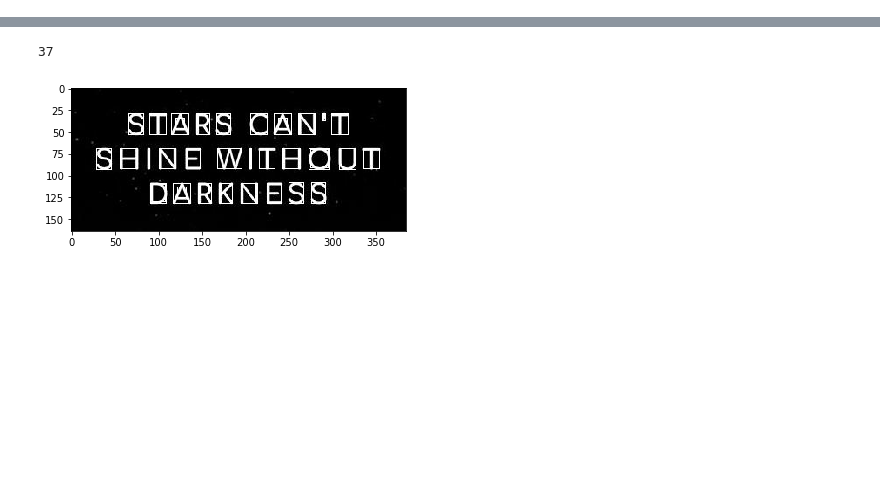
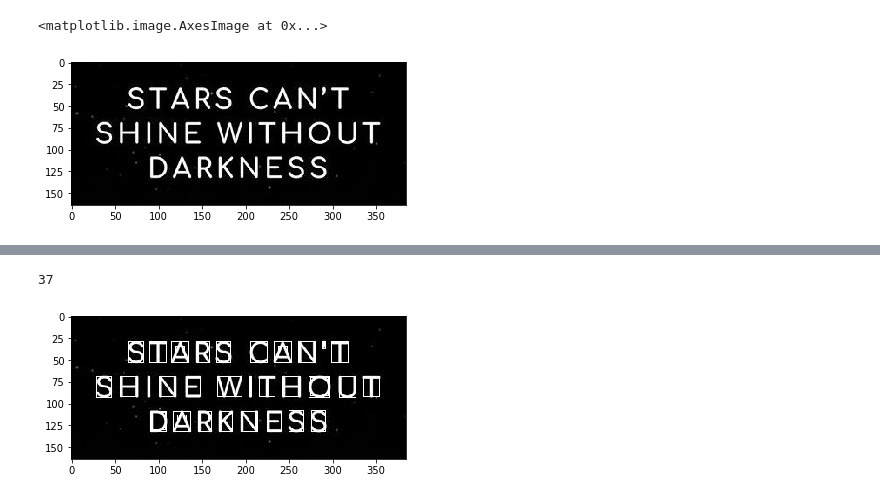
Before and after one commit to muthuspark/ml_research, a Jupyter notebook: contour detection and borders around it.ipynb, the cells around one changed output, grey strips where cells are left out. Drawn from its saved outputs; the diff is of its cells as text; code cells hidden in the pictures; blank space fills up the shorter version.

```diff
--- a/contour detection and borders around it.ipynb
+++ b/contour detection and borders around it.ipynb
@@ -1,11 +1,15 @@
 # %%
 from skimage.measure import find_contours
 from skimage.io import imread
 import matplotlib.pyplot as plt
 from skimage.color import rgb2gray
 
 orig_img = imread('resources/stars.jpg')
 gray_img = rgb2gray(orig_img)
+plt.imshow(gray_img,interpolation='nearest', cmap=plt.cm.gray)
+# %% [output]
+<matplotlib.image.AxesImage at 0x...>
+[figure, added]
 # %%
 contours = find_contours(gray_img, 0.8)
 
```
Also changed, not shown: parts of 9 cells of this notebook, 24 other files.
